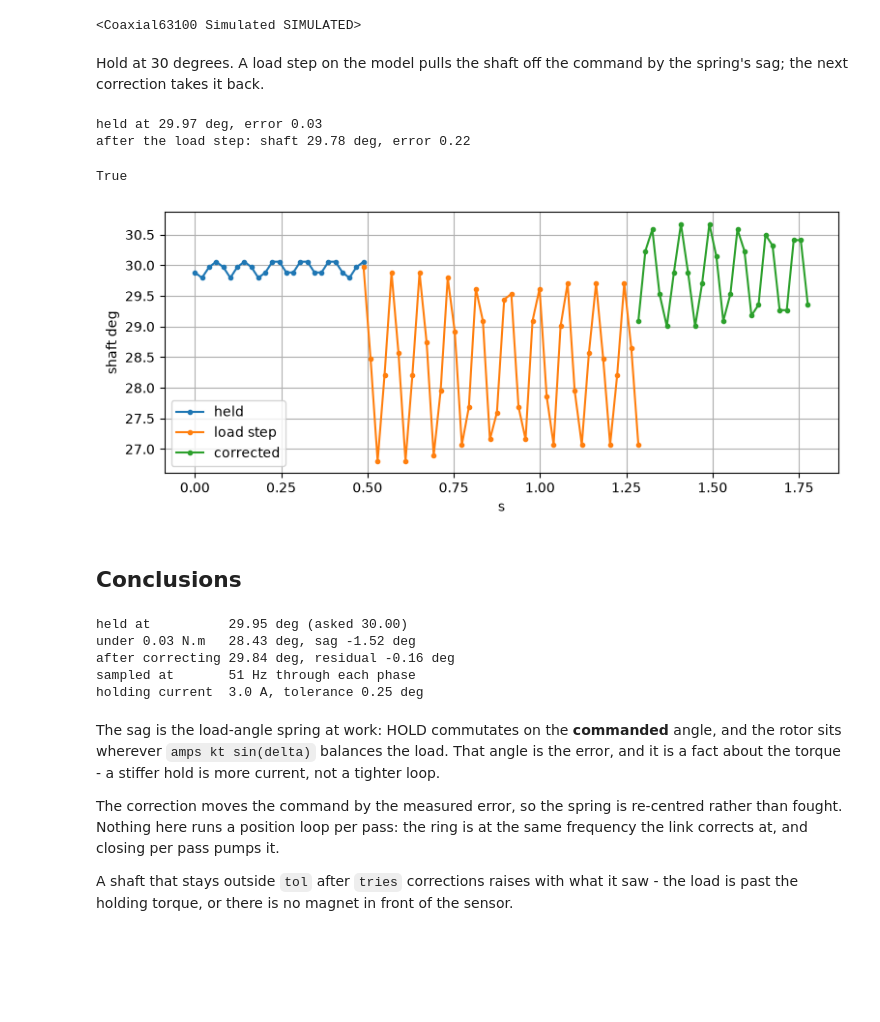
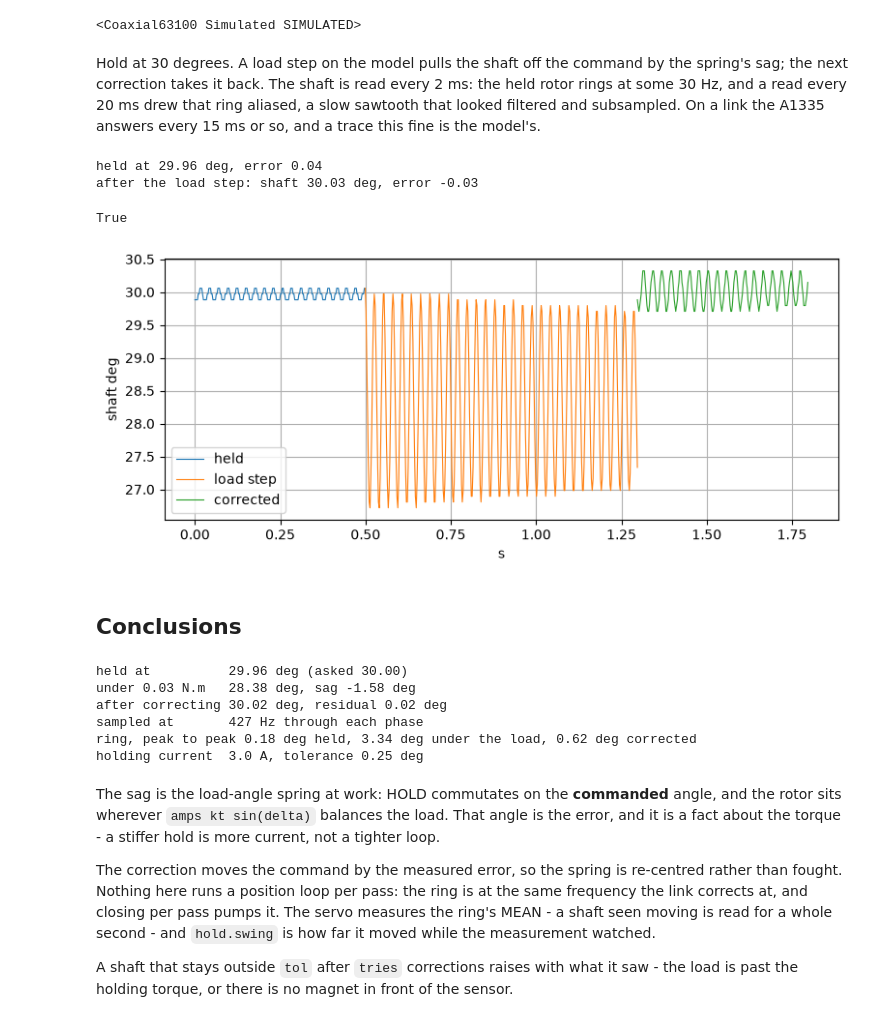
Before and after one commit to rogerisaksson/coaxial_63100, a Jupyter notebook: notebook_examples/app_precision_servo.ipynb, the cells around one changed output. Cells and saved outputs as stored; diff of their text form; code cells hidden in the pictures; blank space fills up the shorter version.

```diff
--- a/notebook_examples/app_precision_servo.ipynb
+++ b/notebook_examples/app_precision_servo.ipynb
@@ -20,7 +20,7 @@ drive.source('model')
 drive.model_param(j=2e-5, b=1e-5, load=0.0)
 device.gates.arm(bypass_sto=True, ignore_interlock=True)
 
-def watch_shaft(seconds, every=0.02):
+def watch_shaft(seconds, every=0.002):
     rows = []
     t0 = time.monotonic()
     while time.monotonic() - t0 < seconds:
@@ -28,7 +28,7 @@ def watch_shaft(seconds, every=0.02):
         time.sleep(every)
     return rows
 # %% [markdown]
-Hold at 30 degrees. A load step on the model pulls the shaft off the command by the spring's sag; the next correction takes it back.
+Hold at 30 degrees. A load step on the model pulls the shaft off the command by the spring's sag; the next correction takes it back. The shaft is read every 2 ms: the held rotor rings at some 30 Hz, and a read every 20 ms drew that ring aliased, a slow sawtooth that looked filtered and subsampled. On a link the A1335 answers every 15 ms or so, and a trace this fine is the model's.
 # %%
 with device.motion.servo(amps=3.0, settle=0.3) as hold:
     zero = hold.to(30.0, tol=0.25)
@@ -43,22 +43,22 @@ with device.motion.servo(amps=3.0, settle=0.3) as hold:
 device.gates.disarm()
 drive.source('adc')
 # %% [output]
-held at 29.97 deg, error 0.03
-after the load step: shaft 29.78 deg, error 0.22
+held at 29.96 deg, error 0.04
+after the load step: shaft 30.03 deg, error -0.03
 True
 # %%
 import matplotlib.pyplot as plt
 
 fig, ax = plt.subplots(figsize=(9, 3.5))
 t = 0.0
 for rows, label in ((before, 'held'), (during, 'load step'), (after, 'corrected')):
-    ax.plot([t + r[0] for r in rows], [r[1] for r in rows], '.-', label=label)
+    ax.plot([t + r[0] for r in rows], [r[1] for r in rows], '-', linewidth=0.8, label=label)
     t += rows[-1][0]
 ax.set_xlabel('s'); ax.set_ylabel('shaft deg'); ax.legend(); ax.grid(True)
 plt.show()
 device.close()
 # %% [output]
-[figure, old version]
+[figure, new version]
 # %% [markdown]
 ## Conclusions
 # %%
@@ -69,16 +69,19 @@ print('held at          %.2f deg (asked 30.00)' % held)
 print('under 0.03 N.m   %.2f deg, sag %.2f deg' % (pulled, pulled - held))
 print('after correcting %.2f deg, residual %.2f deg' % (back, back - 30.0))
 print('sampled at       %.0f Hz through each phase' % (len(before) / before[-1][0]))
+print('ring, peak to peak %.2f deg held, %.2f deg under the load, %.2f deg corrected'
+      % tuple(max(r[1] for r in rows) - min(r[1] for r in rows) for rows in (before, during, after)))
 print('holding current  3.0 A, tolerance 0.25 deg')
 # %% [output]
-held at          29.95 deg (asked 30.00)
-under 0.03 N.m   28.43 deg, sag -1.52 deg
-after correcting 29.84 deg, residual -0.16 deg
-sampled at       51 Hz through each phase
+held at          29.96 deg (asked 30.00)
+under 0.03 N.m   28.38 deg, sag -1.58 deg
+after correcting 30.02 deg, residual 0.02 deg
+sampled at       427 Hz through each phase
+ring, peak to peak 0.18 deg held, 3.34 deg under the load, 0.62 deg corrected
 holding current  3.0 A, tolerance 0.25 deg
 # %% [markdown]
 The sag is the load-angle spring at work: HOLD commutates on the **commanded** angle, and the rotor sits wherever `amps kt sin(delta)` balances the load. That angle is the error, and it is a fact about the torque - a stiffer hold is more current, not a tighter loop.
 
-The correction moves the command by the measured error, so the spring is re-centred rather than fought. Nothing here runs a position loop per pass: the ring is at the same frequency the link corrects at, and closing per pass pumps it.
+The correction moves the command by the measured error, so the spring is re-centred rather than fought. Nothing here runs a position loop per pass: the ring is at the same frequency the link corrects at, and closing per pass pumps it. The servo measures the ring's MEAN - a shaft seen moving is read for a whole second - and `hold.swing` is how far it moved while the measurement watched.
 
 A shaft that stays outside `tol` after `tries` corrections raises with what it saw - the load is past the holding torque, or there is no magnet in front of the sensor.
```
Also changed, not shown: 2 other files.
